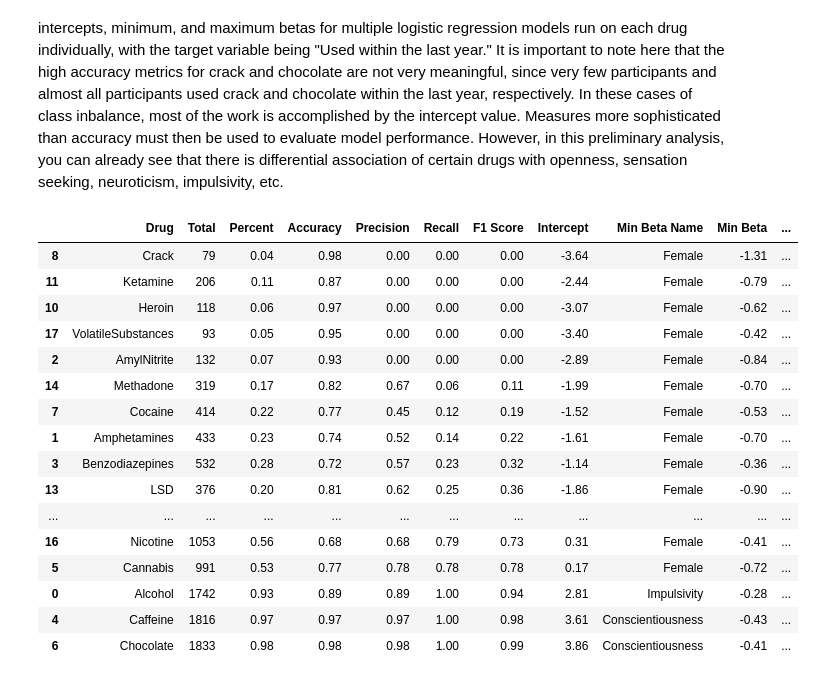
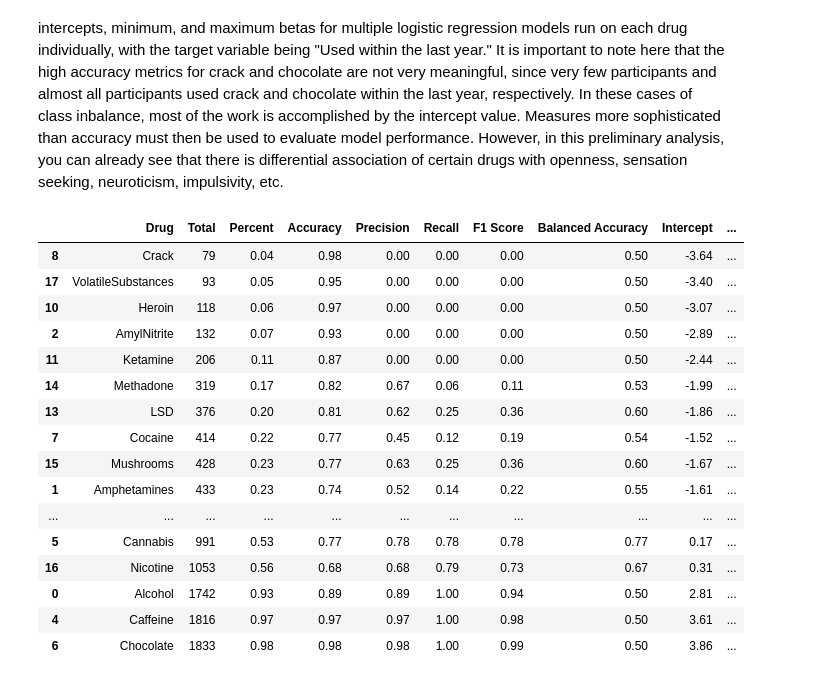
Before and after one commit to aarondzt/What-Are-The-Clusters-Of-Drug-Users, a Jupyter notebook: Drugs.ipynb, the cells around one changed output. Cells and saved outputs as stored; diff of their text form; code cells hidden in the pictures.

```diff
--- a/Drugs.ipynb
+++ b/Drugs.ipynb
@@ -404,6 +408,7 @@ percent = []
 accuracy = []
 precision = []
 recall = []
+balanced_accuracy = []
 f1 = []
 intercept = []
 min_beta_name = []
@@ -422,10 +427,8 @@ for i, drug in enumerate(drug_columns):
     X = data_drug.drop('UsedDrug', axis = 1)
     y = data_drug['UsedDrug']
     # Train test split
-    from sklearn.model_selection import train_test_split
     X_train, X_test, y_train, y_test = train_test_split(X, y, test_size = 0.2, random_state = 20201011)
     # Run logistic regression
-    from sklearn.linear_model import LogisticRegression
     model = LogisticRegression()
     model.fit(X_train, y_train)
     y_pred = model.predict(X_test)
@@ -442,6 +445,7 @@ for i, drug in enumerate(drug_columns):
     precision.append(precision_score(y_test, y_pred, zero_division = 0).round(2))
     recall.append(recall_score(y_test, y_pred).round(2))
     f1.append(f1_score(y_test, y_pred).round(2))
+    balanced_accuracy.append(balanced_accuracy_score(y_test, y_pred).round(2))
     intercept.append(round(model.intercept_[0],2))
     min_beta_name.append(feature_coefs.sort_values('Beta').iloc[0][0])
     min_beta.append(feature_coefs.sort_values('Beta').iloc[0][1])
@@ -450,32 +454,35 @@ for i, drug in enumerate(drug_columns):
 # %%
 # Create data frame
 results = pd.DataFrame({'Drug': drug_name, 'Total': total, 'Percent': percent,
-                        'Accuracy': accuracy, 'Precision': precision, 'Recall': recall, 'F1 Score': f1, \
+                        'Accuracy': accuracy, 'Precision': precision, 'Recall': recall, \
+                        'F1 Score': f1, 'Balanced Accuracy': balanced_accuracy, \
                         'Intercept': intercept, \
                         'Min Beta Name': min_beta_name, 'Min Beta': min_beta, \
                         'Max Beta Name': max_beta_name, 'Max Beta': max_beta})
-results.sort_values('F1 Score')
+results.sort_values('Percent')
 # Accuracy can be high though precision and recall are 0 because classification is totally driven by the intercept
 # Precision and recall are important when you care about true positions (e.g. crack, heroin) in cases of class inbalance
 # In opposite cases of class inbalance (user of interest > 90% of sample, e.g. alcohol),
 # you should care more about true negatives (e.g. correctly classifying Muslims as non-drinkers)
 # What if you don't model the intercept? LogisticRegression(fit_intercept = False)
 # Low precision = lots of false positives
+# If N >> P, F1 is a better metric
+# If P >> N, balanced accuracy is a better metric
 # %% [output]
-|  | Drug | Total | Percent | Accuracy | Precision | Recall | F1 Score | Intercept | Min Beta Name | Min Beta | ... |
-| 8 | Crack | 79 | 0.04 | 0.98 | 0.00 | 0.00 | 0.00 | -3.64 | Female | -1.31 | ... |
-| 11 | Ketamine | 206 | 0.11 | 0.87 | 0.00 | 0.00 | 0.00 | -2.44 | Female | -0.79 | ... |
-| 10 | Heroin | 118 | 0.06 | 0.97 | 0.00 | 0.00 | 0.00 | -3.07 | Female | -0.62 | ... |
-| 17 | VolatileSubstances | 93 | 0.05 | 0.95 | 0.00 | 0.00 | 0.00 | -3.40 | Female | -0.42 | ... |
-| 2 | AmylNitrite | 132 | 0.07 | 0.93 | 0.00 | 0.00 | 0.00 | -2.89 | Female | -0.84 | ... |
-| 14 | Methadone | 319 | 0.17 | 0.82 | 0.67 | 0.06 | 0.11 | -1.99 | Female | -0.70 | ... |
-| 7 | Cocaine | 414 | 0.22 | 0.77 | 0.45 | 0.12 | 0.19 | -1.52 | Female | -0.53 | ... |
-| 1 | Amphetamines | 433 | 0.23 | 0.74 | 0.52 | 0.14 | 0.22 | -1.61 | Female | -0.70 | ... |
-| 3 | Benzodiazepines | 532 | 0.28 | 0.72 | 0.57 | 0.23 | 0.32 | -1.14 | Female | -0.36 | ... |
-| 13 | LSD | 376 | 0.20 | 0.81 | 0.62 | 0.25 | 0.36 | -1.86 | Female | -0.90 | ... |
-| ... | ... | ... | ... | ... | ... | ... | ... | ... | ... | ... | ... |
-| 16 | Nicotine | 1053 | 0.56 | 0.68 | 0.68 | 0.79 | 0.73 | 0.31 | Female | -0.41 | ... |
-| 5 | Cannabis | 991 | 0.53 | 0.77 | 0.78 | 0.78 | 0.78 | 0.17 | Female | -0.72 | ... |
-| 0 | Alcohol | 1742 | 0.93 | 0.89 | 0.89 | 1.00 | 0.94 | 2.81 | Impulsivity | -0.28 | ... |
-| 4 | Caffeine | 1816 | 0.97 | 0.97 | 0.97 | 1.00 | 0.98 | 3.61 | Conscientiousness | -0.43 | ... |
-| 6 | Chocolate | 1833 | 0.98 | 0.98 | 0.98 | 1.00 | 0.99 | 3.86 | Conscientiousness | -0.41 | ... |
+|  | Drug | Total | Percent | Accuracy | Precision | Recall | F1 Score | Balanced Accuracy | Intercept | ... |
+| 8 | Crack | 79 | 0.04 | 0.98 | 0.00 | 0.00 | 0.00 | 0.50 | -3.64 | ... |
+| 17 | VolatileSubstances | 93 | 0.05 | 0.95 | 0.00 | 0.00 | 0.00 | 0.50 | -3.40 | ... |
+| 10 | Heroin | 118 | 0.06 | 0.97 | 0.00 | 0.00 | 0.00 | 0.50 | -3.07 | ... |
+| 2 | AmylNitrite | 132 | 0.07 | 0.93 | 0.00 | 0.00 | 0.00 | 0.50 | -2.89 | ... |
+| 11 | Ketamine | 206 | 0.11 | 0.87 | 0.00 | 0.00 | 0.00 | 0.50 | -2.44 | ... |
+| 14 | Methadone | 319 | 0.17 | 0.82 | 0.67 | 0.06 | 0.11 | 0.53 | -1.99 | ... |
+| 13 | LSD | 376 | 0.20 | 0.81 | 0.62 | 0.25 | 0.36 | 0.60 | -1.86 | ... |
+| 7 | Cocaine | 414 | 0.22 | 0.77 | 0.45 | 0.12 | 0.19 | 0.54 | -1.52 | ... |
+| 15 | Mushrooms | 428 | 0.23 | 0.77 | 0.63 | 0.25 | 0.36 | 0.60 | -1.67 | ... |
+| 1 | Amphetamines | 433 | 0.23 | 0.74 | 0.52 | 0.14 | 0.22 | 0.55 | -1.61 | ... |
+| ... | ... | ... | ... | ... | ... | ... | ... | ... | ... | ... |
+| 5 | Cannabis | 991 | 0.53 | 0.77 | 0.78 | 0.78 | 0.78 | 0.77 | 0.17 | ... |
+| 16 | Nicotine | 1053 | 0.56 | 0.68 | 0.68 | 0.79 | 0.73 | 0.67 | 0.31 | ... |
+| 0 | Alcohol | 1742 | 0.93 | 0.89 | 0.89 | 1.00 | 0.94 | 0.50 | 2.81 | ... |
+| 4 | Caffeine | 1816 | 0.97 | 0.97 | 0.97 | 1.00 | 0.98 | 0.50 | 3.61 | ... |
+| 6 | Chocolate | 1833 | 0.98 | 0.98 | 0.98 | 1.00 | 0.99 | 0.50 | 3.86 | ... |
```
Also changed, not shown: parts of 2 cells of this notebook.
